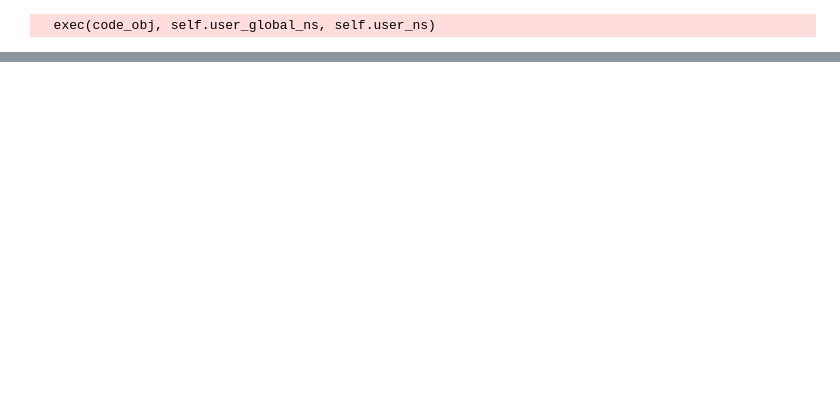
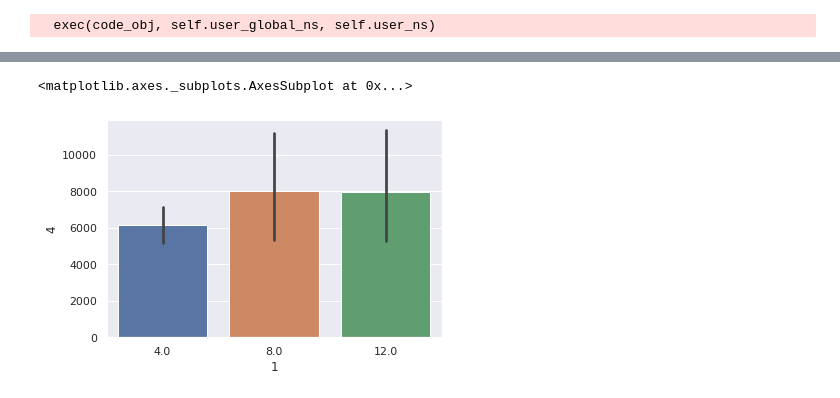
Before and after one commit to Archarlie2000/CS450-Team, a Jupyter notebook: Module_3_WorkBenck.ipynb, the cells around one changed output, grey strips where cells are left out. Saved outputs shown, nothing was run; the diff lists cells and outputs as text; code cells hidden in the pictures; blank space fills up the shorter version.

```diff
--- a/Module_3_WorkBenck.ipynb
+++ b/Module_3_WorkBenck.ipynb
@@ -48,0 +63,12 @@ df3.head(200)
+# %%
+from xgboost import XGBRegressor
+from sklearn.metrics import mean_squared_error
+
+model = XGBRegressor(min_child_weight = 3, learning_rate = 0.1, max_depth = 4, subsample = 0.8, objective ='reg:squarederror')
+model.fit(X_train, y_train)
+predictions = model.predict(X_test)
+
+
+print("R2 (training): ", model.score(X_test, y_test))
+print("MSE: ", np.square(np.subtract(y_test, model.predict(X_test))).mean())
+print("RMSR", math.sqrt(mean_squared_error(y_test, model.predict(X_test))))
@@ -48,0 +191,5 @@ df3.head(200)
+# %%
+sns.barplot(data=result, x = result[1], y = result[4])
+# %% [output]
+<matplotlib.axes._subplots.AxesSubplot at 0x...>
+[figure, added]
```
Also changed, not shown: parts of 21 cells of this notebook.
